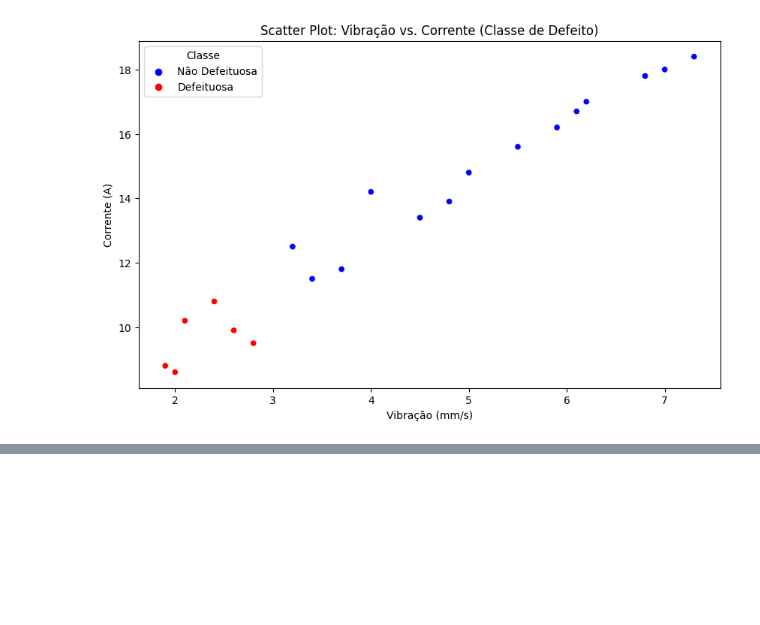
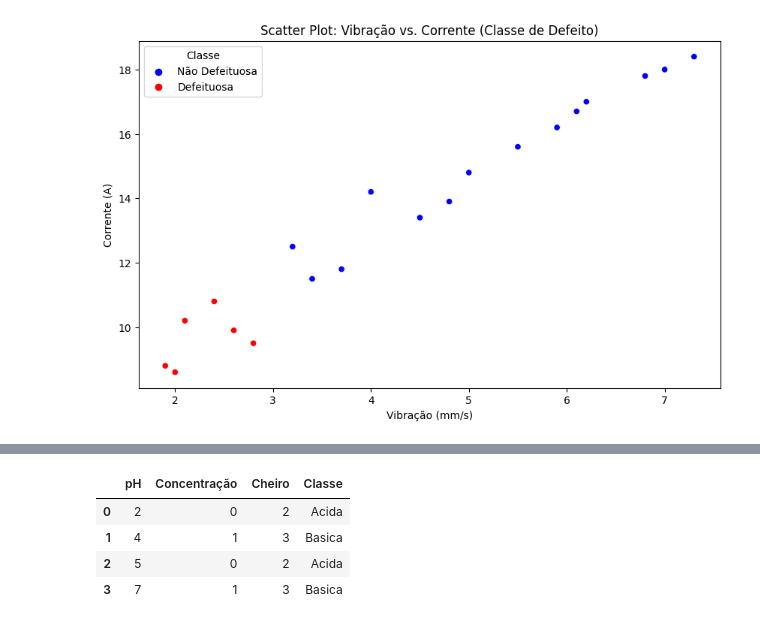
Before and after one commit to danielvieira95/Intelig-ncia-Artificial-e-Big-Data--2-2024, a Jupyter notebook: TurmaA/Aula08ex/codigo.ipynb, the cells around one changed output, grey strips where cells are left out. Saved outputs shown, nothing was run; the diff lists cells and outputs as text; code cells hidden in the pictures; blank space fills up the shorter version.

```diff
--- a/TurmaA/Aula08ex/codigo.ipynb
+++ b/TurmaA/Aula08ex/codigo.ipynb
@@ -141,0 +157,15 @@ plt.show()
+# %%
+dados['Concentração']=dados['Concentração'].map({
+    'Concentrada':0,'Diluida':1
+    })
+dados['Cheiro']=dados['Cheiro'].map({
+    'Com cheiro':2,'Sem cheiro':3
+    })
+# %%
+dados.head()
+# %% [output]
+|  | pH | Concentração | Cheiro | Classe |
+| 0 | 2 | 0 | 2 | Acida |
+| 1 | 4 | 1 | 3 | Basica |
+| 2 | 5 | 0 | 2 | Acida |
+| 3 | 7 | 1 | 3 | Basica |
```
Also changed, not shown: parts of 3 cells of this notebook.
